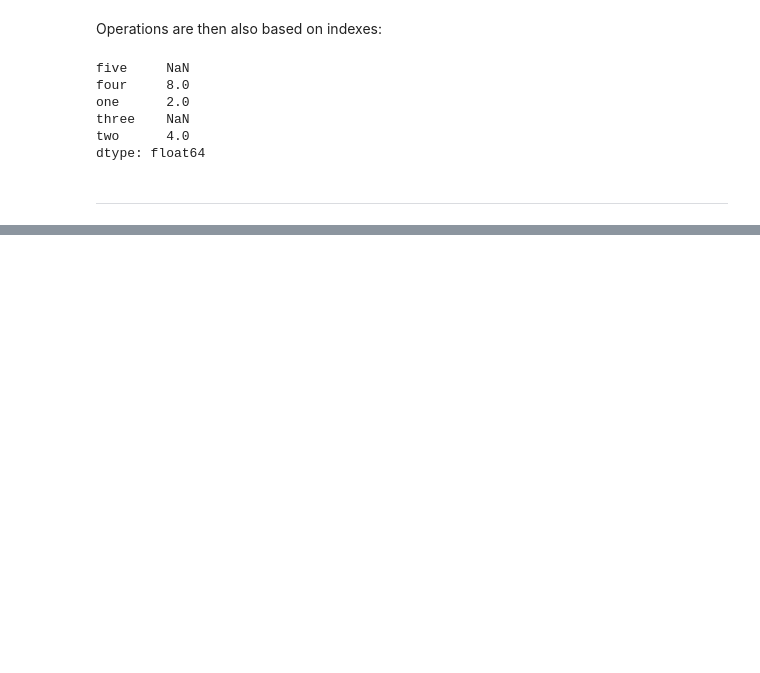
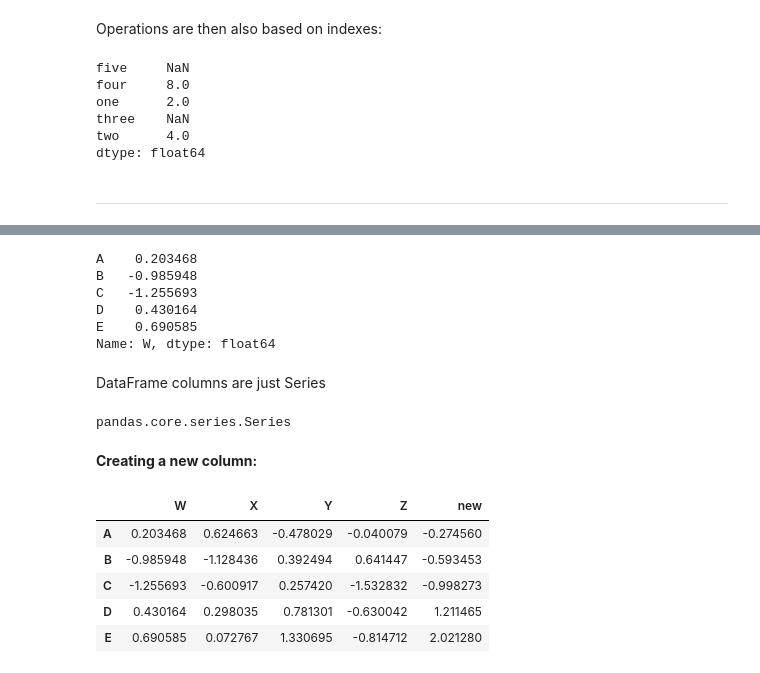
Before and after one commit to arpitbaheti2002/Data-Science-tutorials-Udemy, a Jupyter notebook: 03_Data-analysis-Pandas/01_introduction-to-Pandas.ipynb, the cells around one changed output, grey strips where cells are left out. Saved outputs shown, nothing was run; the diff lists cells and outputs as text; code cells hidden in the pictures; blank space fills up the shorter version.

Commit message:
3_pandas_1_dataframes-part1

```diff
--- a/03_Data-analysis-Pandas/01_introduction-to-Pandas.ipynb
+++ b/03_Data-analysis-Pandas/01_introduction-to-Pandas.ipynb
@@ -137,0 +141,3 @@ dtype: float64
+# %%
+data = np.random.randn(5,4)
+data
@@ -137,0 +150,2 @@ dtype: float64
+# %%
+df = pd.DataFrame(data, index='A B C D E'.split(), columns='W X Y Z'.split())
@@ -137,0 +182,29 @@ dtype: float64
+# %%
+# SQL syntax
+df.W
+# %% [output]
+A    0.203468
+B   -0.985948
+C   -1.255693
+D    0.430164
+E    0.690585
+Name: W, dtype: float64
+# %% [markdown]
+DataFrame columns are just Series
+# %%
+type(df['W'])
+# %% [output]
+pandas.core.series.Series
+# %% [markdown]
+**Creating a new column:**
+# %%
+df['new'] = df['W'] + df['Y']
+# %%
+df
+# %% [output]
+|  | W | X | Y | Z | new |
+| A | 0.203468 | 0.624663 | -0.478029 | -0.040079 | -0.274560 |
+| B | -0.985948 | -1.128436 | 0.392494 | 0.641447 | -0.593453 |
+| C | -1.255693 | -0.600917 | 0.257420 | -1.532832 | -0.998273 |
+| D | 0.430164 | 0.298035 | 0.781301 | -0.630042 | 1.211465 |
+| E | 0.690585 | 0.072767 | 1.330695 | -0.814712 | 2.021280 |
```
Also changed, not shown: parts of 28 cells of this notebook.
